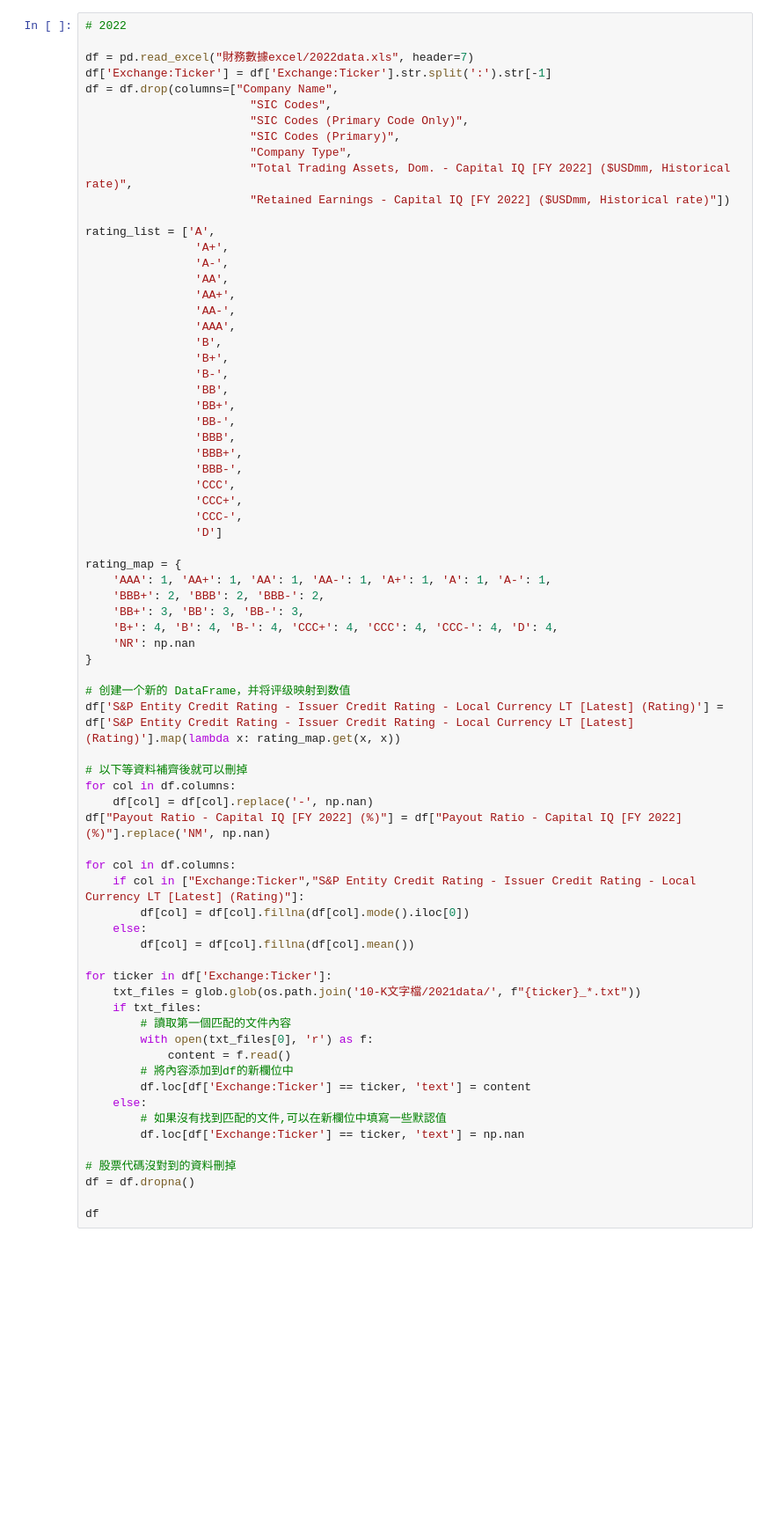
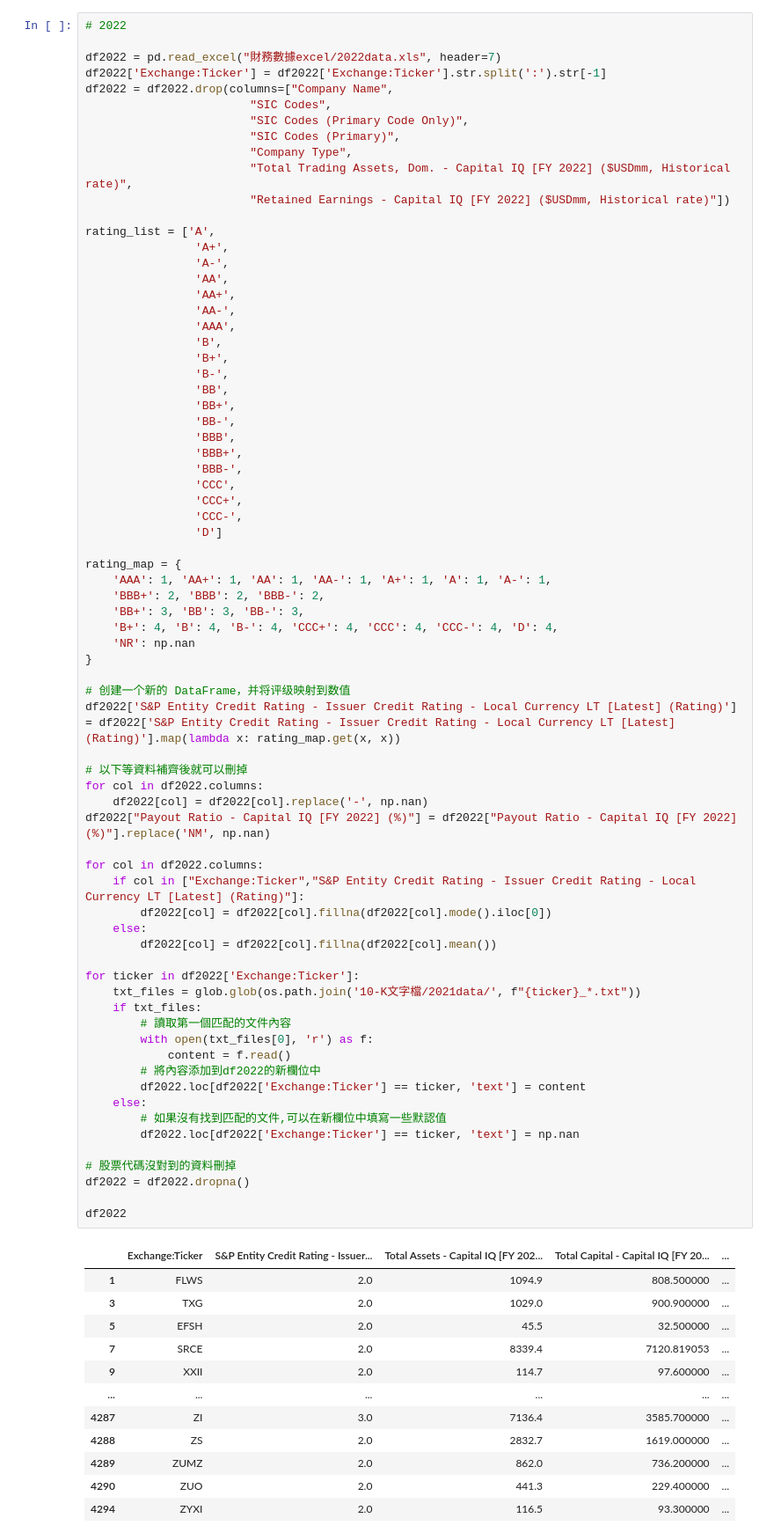
Before and after one commit to lee2nd/us_stock_forecast_with_bert_and_xgboost, a Jupyter notebook: run.ipynb, the cells around one changed output. Shown at 88% size. Saved outputs shown, nothing was run; the diff lists cells and outputs as text; blank space fills up the shorter version.

```diff
--- a/run.ipynb
+++ b/run.ipynb
@@ -97,9 +99,9 @@ df
 # %%
 # 2022
 
-df = pd.read_excel("財務數據excel/2022data.xls", header=7)
-df['Exchange:Ticker'] = df['Exchange:Ticker'].str.split(':').str[-1]
-df = df.drop(columns=["Company Name",
+df2022 = pd.read_excel("財務數據excel/2022data.xls", header=7)
+df2022['Exchange:Ticker'] = df2022['Exchange:Ticker'].str.split(':').str[-1]
+df2022 = df2022.drop(columns=["Company Name",
                         "SIC Codes",
                         "SIC Codes (Primary Code Only)",
                         "SIC Codes (Primary)",
@@ -126,43 +128,56 @@ rating_list = ['A',
                 'CCC',
                 'CCC+',
                 'CCC-',
                 'D']
 
 rating_map = {
     'AAA': 1, 'AA+': 1, 'AA': 1, 'AA-': 1, 'A+': 1, 'A': 1, 'A-': 1,
     'BBB+': 2, 'BBB': 2, 'BBB-': 2,
     'BB+': 3, 'BB': 3, 'BB-': 3,
     'B+': 4, 'B': 4, 'B-': 4, 'CCC+': 4, 'CCC': 4, 'CCC-': 4, 'D': 4,
     'NR': np.nan
 }
 
 # 创建一个新的 DataFrame，并将评级映射到数值
-df['S&P Entity Credit Rating - Issuer Credit Rating - Local Currency LT [Latest] (Rating)'] = df['S&P Entity Credit Rating - Issuer Credit Rating - Local Currency LT [Latest] (Rating)'].map(lambda x: rating_map.get(x, x))
+df2022['S&P Entity Credit Rating - Issuer Credit Rating - Local Currency LT [Latest] (Rating)'] = df2022['S&P Entity Credit Rating - Issuer Credit Rating - Local Currency LT [Latest] (Rating)'].map(lambda x: rating_map.get(x, x))
 
 # 以下等資料補齊後就可以刪掉
-for col in df.columns:
-    df[col] = df[col].replace('-', np.nan)
-df["Payout Ratio - Capital IQ [FY 2022] (%)"] = df["Payout Ratio - Capital IQ [FY 2022] (%)"].replace('NM', np.nan)
+for col in df2022.columns:
+    df2022[col] = df2022[col].replace('-', np.nan)
+df2022["Payout Ratio - Capital IQ [FY 2022] (%)"] = df2022["Payout Ratio - Capital IQ [FY 2022] (%)"].replace('NM', np.nan)
 
-for col in df.columns:
+for col in df2022.columns:
     if col in ["Exchange:Ticker","S&P Entity Credit Rating - Issuer Credit Rating - Local Currency LT [Latest] (Rating)"]:
-        df[col] = df[col].fillna(df[col].mode().iloc[0])
+        df2022[col] = df2022[col].fillna(df2022[col].mode().iloc[0])
     else:
-        df[col] = df[col].fillna(df[col].mean())
+        df2022[col] = df2022[col].fillna(df2022[col].mean())
 
-for ticker in df['Exchange:Ticker']:
+for ticker in df2022['Exchange:Ticker']:
     txt_files = glob.glob(os.path.join('10-K文字檔/2021data/', f"{ticker}_*.txt"))
     if txt_files:
         # 讀取第一個匹配的文件內容
         with open(txt_files[0], 'r') as f:
             content = f.read()
-        # 將內容添加到df的新欄位中
-        df.loc[df['Exchange:Ticker'] == ticker, 'text'] = content
+        # 將內容添加到df2022的新欄位中
+        df2022.loc[df2022['Exchange:Ticker'] == ticker, 'text'] = content
     else:
         # 如果沒有找到匹配的文件,可以在新欄位中填寫一些默認值
-        df.loc[df['Exchange:Ticker'] == ticker, 'text'] = np.nan
+        df2022.loc[df2022['Exchange:Ticker'] == ticker, 'text'] = np.nan
 
 # 股票代碼沒對到的資料刪掉
-df = df.dropna()
+df2022 = df2022.dropna()
 
-df
+df2022
+# %% [output]
+|  | Exchange:Ticker | S&P Entity Credit Rating - Issuer... | Total Assets - Capital IQ [FY 202... | Total Capital - Capital IQ [FY 20... | ... |
+| 1 | FLWS | 2.0 | 1094.9 | 808.500000 | ... |
+| 3 | TXG | 2.0 | 1029.0 | 900.900000 | ... |
+| 5 | EFSH | 2.0 | 45.5 | 32.500000 | ... |
+| 7 | SRCE | 2.0 | 8339.4 | 7120.819053 | ... |
+| 9 | XXII | 2.0 | 114.7 | 97.600000 | ... |
+| ... | ... | ... | ... | ... | ... |
+| 4287 | ZI | 3.0 | 7136.4 | 3585.700000 | ... |
+| 4288 | ZS | 2.0 | 2832.7 | 1619.000000 | ... |
+| 4289 | ZUMZ | 2.0 | 862.0 | 736.200000 | ... |
+| 4290 | ZUO | 2.0 | 441.3 | 229.400000 | ... |
+| 4294 | ZYXI | 2.0 | 116.5 | 93.300000 | ... |
```
Also changed, not shown: parts of 9 cells of this notebook.
